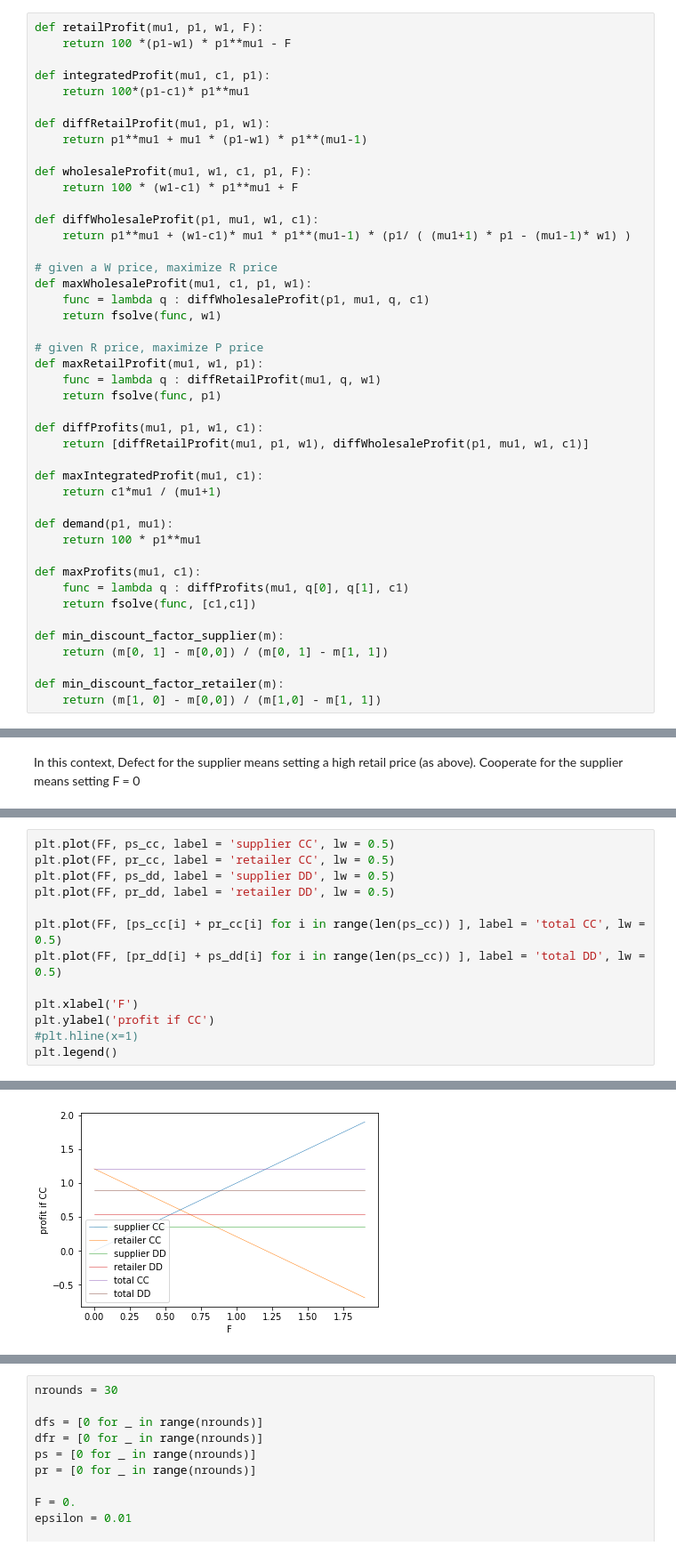
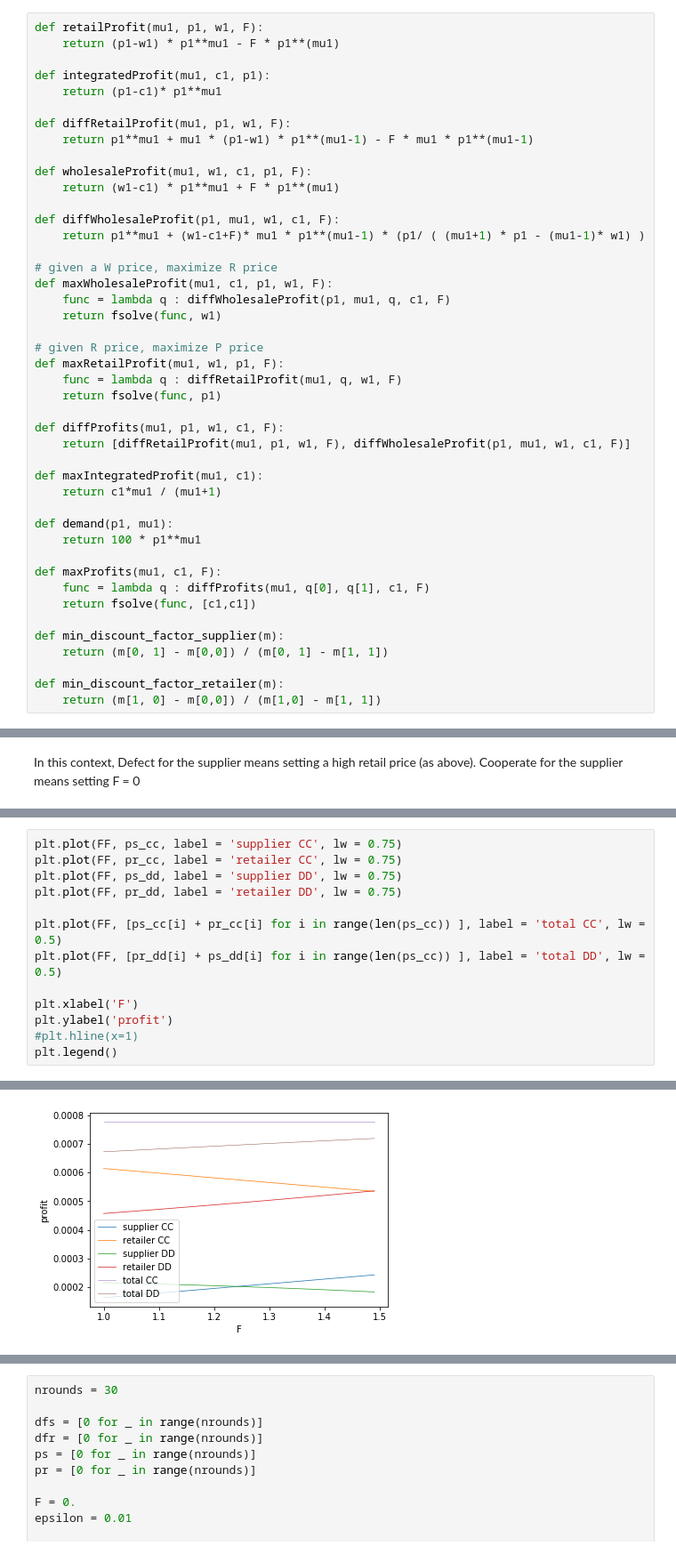
Before and after one commit to delphinevendryes/cs136-project, a Jupyter notebook: CS136-project.ipynb, the cells around one changed output, grey strips where cells are left out. Shown at 89% size. Drawn from its saved outputs; the diff is of its cells as text.

```diff
--- a/CS136-project.ipynb
+++ b/CS136-project.ipynb
@@ -426,32 +426,32 @@ multiple players
 probabilistic
 # %%
 def retailProfit(mu1, p1, w1, F):
-    return 100 *(p1-w1) * p1**mu1 - F
+    return (p1-w1) * p1**mu1 - F * p1**(mu1)
 
 def integratedProfit(mu1, c1, p1):
-    return 100*(p1-c1)* p1**mu1
+    return (p1-c1)* p1**mu1
 
-def diffRetailProfit(mu1, p1, w1):
-    return p1**mu1 + mu1 * (p1-w1) * p1**(mu1-1)
+def diffRetailProfit(mu1, p1, w1, F):
+    return p1**mu1 + mu1 * (p1-w1) * p1**(mu1-1) - F * mu1 * p1**(mu1-1)
 
 def wholesaleProfit(mu1, w1, c1, p1, F):
-    return 100 * (w1-c1) * p1**mu1 + F
+    return (w1-c1) * p1**mu1 + F * p1**(mu1)
 
-def diffWholesaleProfit(p1, mu1, w1, c1):
-    return p1**mu1 + (w1-c1)* mu1 * p1**(mu1-1) * (p1/ ( (mu1+1) * p1 - (mu1-1)* w1) )
+def diffWholesaleProfit(p1, mu1, w1, c1, F):
+    return p1**mu1 + (w1-c1+F)* mu1 * p1**(mu1-1) * (p1/ ( (mu1+1) * p1 - (mu1-1)* w1) )
 
 # given a W price, maximize R price
-def maxWholesaleProfit(mu1, c1, p1, w1):
-    func = lambda q : diffWholesaleProfit(p1, mu1, q, c1)
+def maxWholesaleProfit(mu1, c1, p1, w1, F):
+    func = lambda q : diffWholesaleProfit(p1, mu1, q, c1, F)
     return fsolve(func, w1)
 
 # given R price, maximize P price
-def maxRetailProfit(mu1, w1, p1):
-    func = lambda q : diffRetailProfit(mu1, q, w1)
+def maxRetailProfit(mu1, w1, p1, F):
+    func = lambda q : diffRetailProfit(mu1, q, w1, F)
     return fsolve(func, p1)
 
-def diffProfits(mu1, p1, w1, c1):
-    return [diffRetailProfit(mu1, p1, w1), diffWholesaleProfit(p1, mu1, w1, c1)]
+def diffProfits(mu1, p1, w1, c1, F):
+    return [diffRetailProfit(mu1, p1, w1, F), diffWholesaleProfit(p1, mu1, w1, c1, F)]
 
 def maxIntegratedProfit(mu1, c1):
     return c1*mu1 / (mu1+1)
@@ -459,8 +459,8 @@ def maxIntegratedProfit(mu1, c1):
 def demand(p1, mu1):
     return 100 * p1**mu1
 
-def maxProfits(mu1, c1):
-    func = lambda q : diffProfits(mu1, q[0], q[1], c1)
+def maxProfits(mu1, c1, F):
+    func = lambda q : diffProfits(mu1, q[0], q[1], c1, F)
     return fsolve(func, [c1,c1])
 
 def min_discount_factor_supplier(m):
@@ -552,17 +552,17 @@ plt.legend()
 # %%
-plt.plot(FF, ps_cc, label = 'supplier CC', lw = 0.5)
-plt.plot(FF, pr_cc, label = 'retailer CC', lw = 0.5)
-plt.plot(FF, ps_dd, label = 'supplier DD', lw = 0.5)
-plt.plot(FF, pr_dd, label = 'retailer DD', lw = 0.5)
+plt.plot(FF, ps_cc, label = 'supplier CC', lw = 0.75)
+plt.plot(FF, pr_cc, label = 'retailer CC', lw = 0.75)
+plt.plot(FF, ps_dd, label = 'supplier DD', lw = 0.75)
+plt.plot(FF, pr_dd, label = 'retailer DD', lw = 0.75)
 
 plt.plot(FF, [ps_cc[i] + pr_cc[i] for i in range(len(ps_cc)) ], label = 'total CC', lw = 0.5)
 plt.plot(FF, [pr_dd[i] + ps_dd[i] for i in range(len(ps_cc)) ], label = 'total DD', lw = 0.5)
 
 plt.xlabel('F')
-plt.ylabel('profit if CC')
+plt.ylabel('profit')
 #plt.hline(x=1)
 plt.legend()
 # %% [output]
 <matplotlib.legend.Legend at 0x...>
-[figure, old version]
+[figure, new version]
 # %%
```
Also changed, not shown: parts of 6 cells of this notebook.
